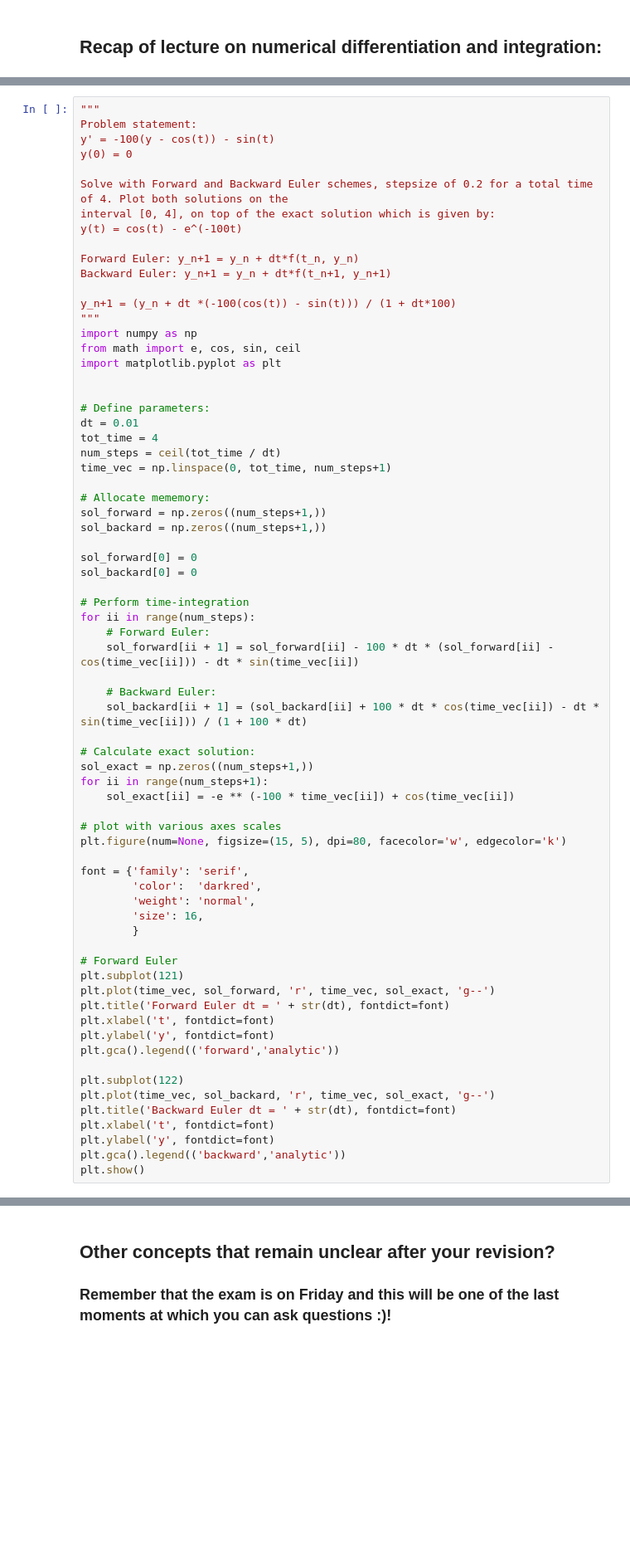
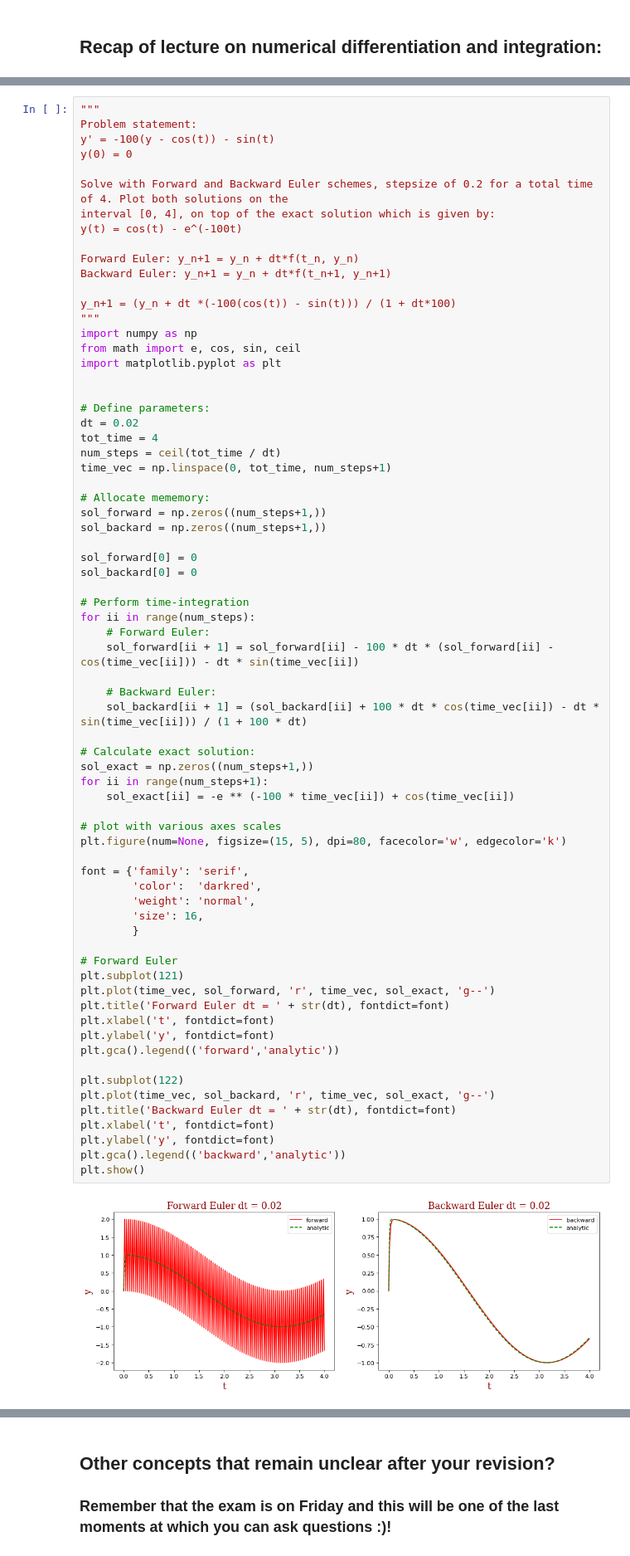
Before and after one commit to dvoskov/convergence_modelling, a Jupyter notebook: Lecture4conv.ipynb, the cells around one changed output, grey strips where cells are left out. Shown at 83% size. Saved outputs shown, nothing was run; the diff lists cells and outputs as text; blank space fills up the shorter version.

```diff
--- a/Lecture4conv.ipynb
+++ b/Lecture4conv.ipynb
@@ -44,7 +44,7 @@ import matplotlib.pyplot as plt
 
 
 # Define parameters:
-dt = 0.01
+dt = 0.02
 tot_time = 4
 num_steps = ceil(tot_time / dt)
 time_vec = np.linspace(0, tot_time, num_steps+1)
@@ -66,33 +66,35 @@ for ii in range(num_steps):
 
 # Calculate exact solution:
 sol_exact = np.zeros((num_steps+1,))
 for ii in range(num_steps+1):
     sol_exact[ii] = -e ** (-100 * time_vec[ii]) + cos(time_vec[ii])
 
 # plot with various axes scales
 plt.figure(num=None, figsize=(15, 5), dpi=80, facecolor='w', edgecolor='k')
 
 font = {'family': 'serif',
         'color':  'darkred',
         'weight': 'normal',
         'size': 16,
         }
 
 # Forward Euler
 plt.subplot(121)
 plt.plot(time_vec, sol_forward, 'r', time_vec, sol_exact, 'g--')
 plt.title('Forward Euler dt = ' + str(dt), fontdict=font)
 plt.xlabel('t', fontdict=font)
 plt.ylabel('y', fontdict=font)
 plt.gca().legend(('forward','analytic'))
 
 plt.subplot(122)
 plt.plot(time_vec, sol_backard, 'r', time_vec, sol_exact, 'g--')
 plt.title('Backward Euler dt = ' + str(dt), fontdict=font)
 plt.xlabel('t', fontdict=font)
 plt.ylabel('y', fontdict=font)
 plt.gca().legend(('backward','analytic'))
 plt.show()
+# %% [output]
+[figure, added]
 # %% [markdown]
 <img style="float: left;" src="lecture_04/Slide25.PNG" width="100%">
 # %% [markdown]
```
Also changed, not shown: 8 other files.
